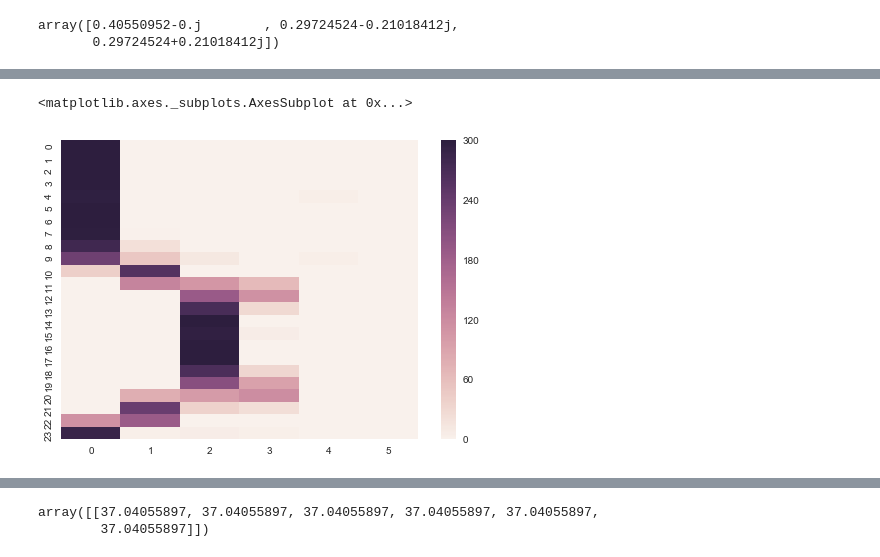
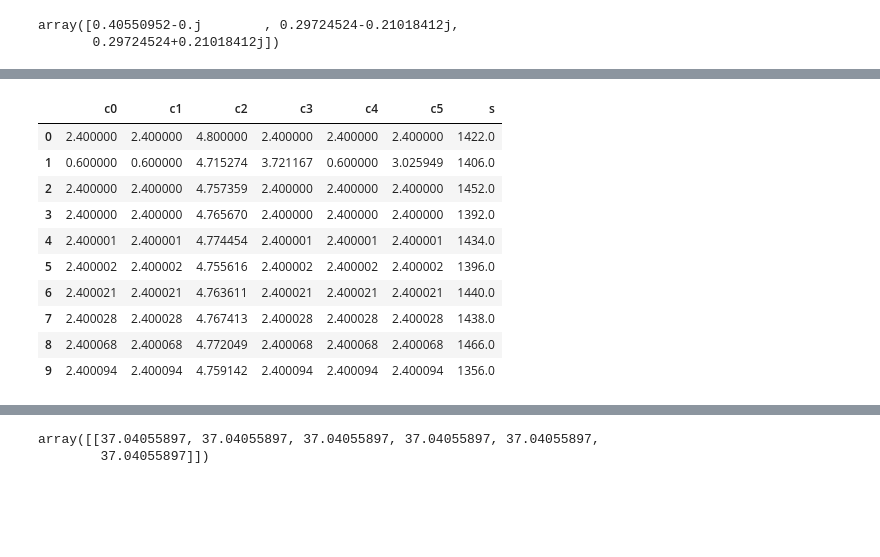
Before and after one commit to aksholokhov/bachelor_thesis, a Jupyter notebook: experiments/ThesisVersion.ipynb, the cells around one changed output, grey strips where cells are left out. Drawn from its saved outputs; the diff is of its cells as text; code cells hidden in the pictures; blank space fills up the shorter version.

```diff
--- a/experiments/ThesisVersion.ipynb
+++ b/experiments/ThesisVersion.ipynb
@@ -143,8 +157,17 @@ for t in tqdm(range(24*10)):
-# %%
-sns.heatmap(array([x for x in classifiers.values()]))
-# %% [output]
-<matplotlib.axes._subplots.AxesSubplot at 0x...>
-[figure, removed]
+# %%
+datasets[15]
+# %% [output]
+|  | c0 | c1 | c2 | c3 | c4 | c5 | s |
+| 0 | 2.400000 | 2.400000 | 4.800000 | 2.400000 | 2.400000 | 2.400000 | 1422.0 |
+| 1 | 0.600000 | 0.600000 | 4.715274 | 3.721167 | 0.600000 | 3.025949 | 1406.0 |
+| 2 | 2.400000 | 2.400000 | 4.757359 | 2.400000 | 2.400000 | 2.400000 | 1452.0 |
+| 3 | 2.400000 | 2.400000 | 4.765670 | 2.400000 | 2.400000 | 2.400000 | 1392.0 |
+| 4 | 2.400001 | 2.400001 | 4.774454 | 2.400001 | 2.400001 | 2.400001 | 1434.0 |
+| 5 | 2.400002 | 2.400002 | 4.755616 | 2.400002 | 2.400002 | 2.400002 | 1396.0 |
+| 6 | 2.400021 | 2.400021 | 4.763611 | 2.400021 | 2.400021 | 2.400021 | 1440.0 |
+| 7 | 2.400028 | 2.400028 | 4.767413 | 2.400028 | 2.400028 | 2.400028 | 1438.0 |
+| 8 | 2.400068 | 2.400068 | 4.772049 | 2.400068 | 2.400068 | 2.400068 | 1466.0 |
+| 9 | 2.400094 | 2.400094 | 4.759142 | 2.400094 | 2.400094 | 2.400094 | 1356.0 |
 # %%
 figure(figsize=(24, 8))
 plot(real_consumptions, label="real")
```
Also changed, not shown: parts of 11 cells of this notebook, 2 other files.
